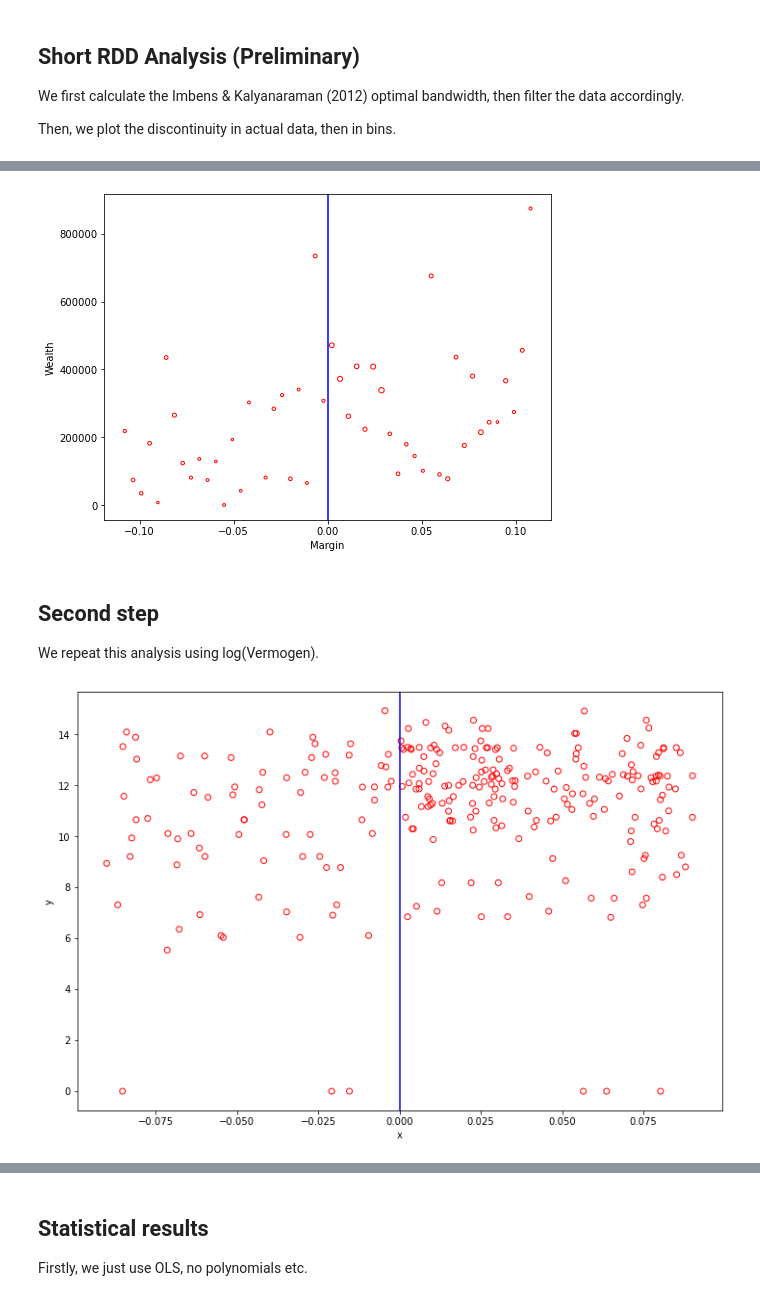
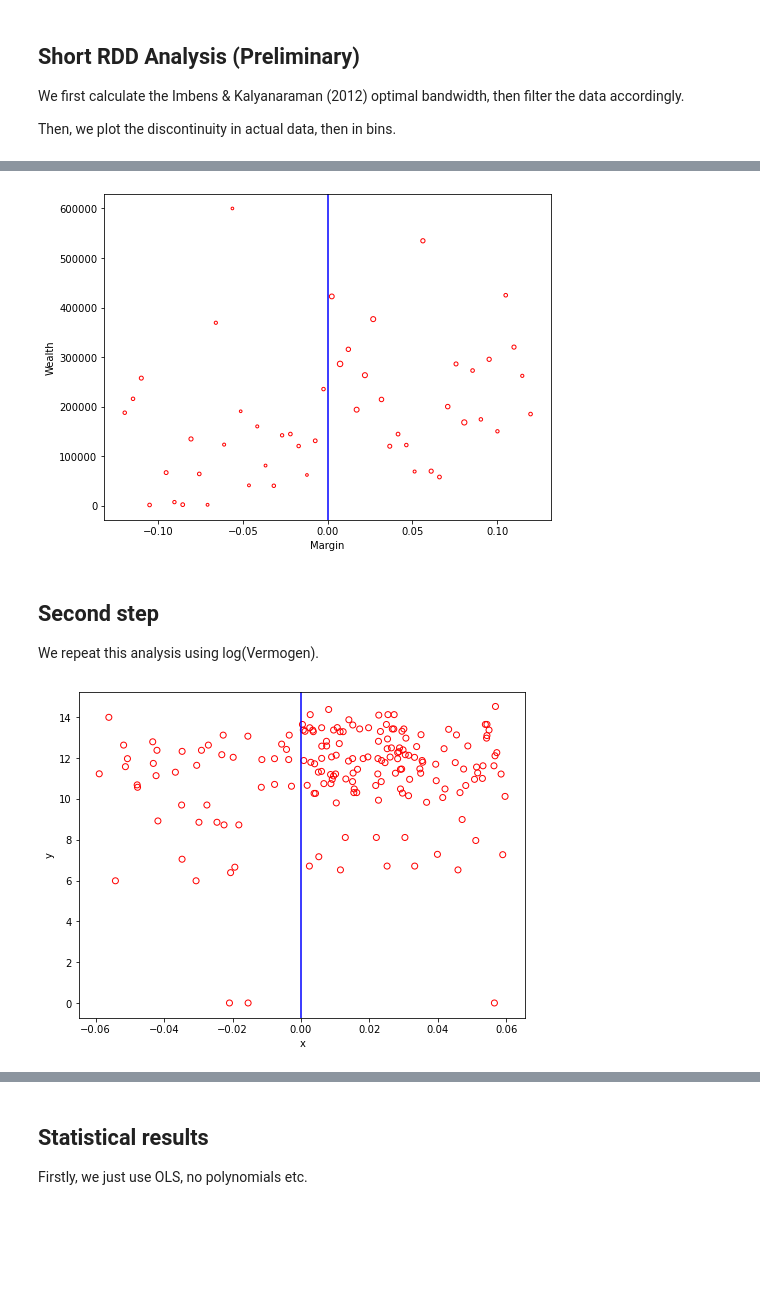
Before and after one commit to basm92/Polrents, a Jupyter notebook: Code/unmatched_sample_analysis.ipynb, the cells around one changed output, grey strips where cells are left out. Cells and saved outputs as stored; diff of their text form; code cells hidden in the pictures; blank space fills up the shorter version.

Commit message:
Deflate wealth in unmatched sample, add several files, update analysis file

```diff
--- a/Code/unmatched_sample_analysis.ipynb
+++ b/Code/unmatched_sample_analysis.ipynb
@@ -27,12 +26,12 @@ def to_float(x):
     except:
         return None
 # %%
-pd.set_option('display.max_rows', None)
+pd.set_option('display.max_rows', 15)
 
 unmatched_sample = pd.read_csv("../Data/analysis/unmatched_sample_analysis.csv", dtype={'b1-nummer':str}).iloc[:,1:]
 
-unmatched_sample['Vermogen'] = unmatched_sample['Vermogen'].apply(lambda x: to_float(x))
-unmatched_sample['logVermogen'] = np.log(1+unmatched_sample['Vermogen'])
+unmatched_sample['Vermogen'] = unmatched_sample['Vermogen_deflated'].apply(lambda x: to_float(x))
+unmatched_sample['logVermogen'] = np.log(1+unmatched_sample['Vermogen_deflated'])
 # %%
 sns.scatterplot(data = unmatched_sample,
                x = 'margin',
@@ -80,7 +79,7 @@ plt.ylabel('Wealth')
 plt.show()
 plt.close()
 # %% [output]
-[figure, old version]
+[figure, new version]
 # %% [markdown]
 ## Second step
 
@@ -91,15 +90,15 @@ bandwidth_opt = rdd.optimal_bandwidth(unmatched_sample['logVermogen'], unmatched
 # %%
 data_rdd = rdd.truncated_data(unmatched_sample, 'margin', bandwidth_opt, cut=threshold)
 # %%
-plt.figure(figsize=(12, 8))
+plt.figure(figsize=(8, 6))
 plt.scatter(data_rdd['margin'], data_rdd['logVermogen'], facecolors='none', edgecolors='r')
 plt.xlabel('x')
 plt.ylabel('y')
 plt.axvline(x=threshold, color='b')
 plt.show()
 plt.close()
 # %% [output]
-[figure, old version]
+[figure, new version]
 # %%
 data_binned = rdd.bin_data(data_rdd, 'logVermogen', 'margin', 50)
 
```
Also changed, not shown: parts of 7 cells of this notebook, 4 other files.
